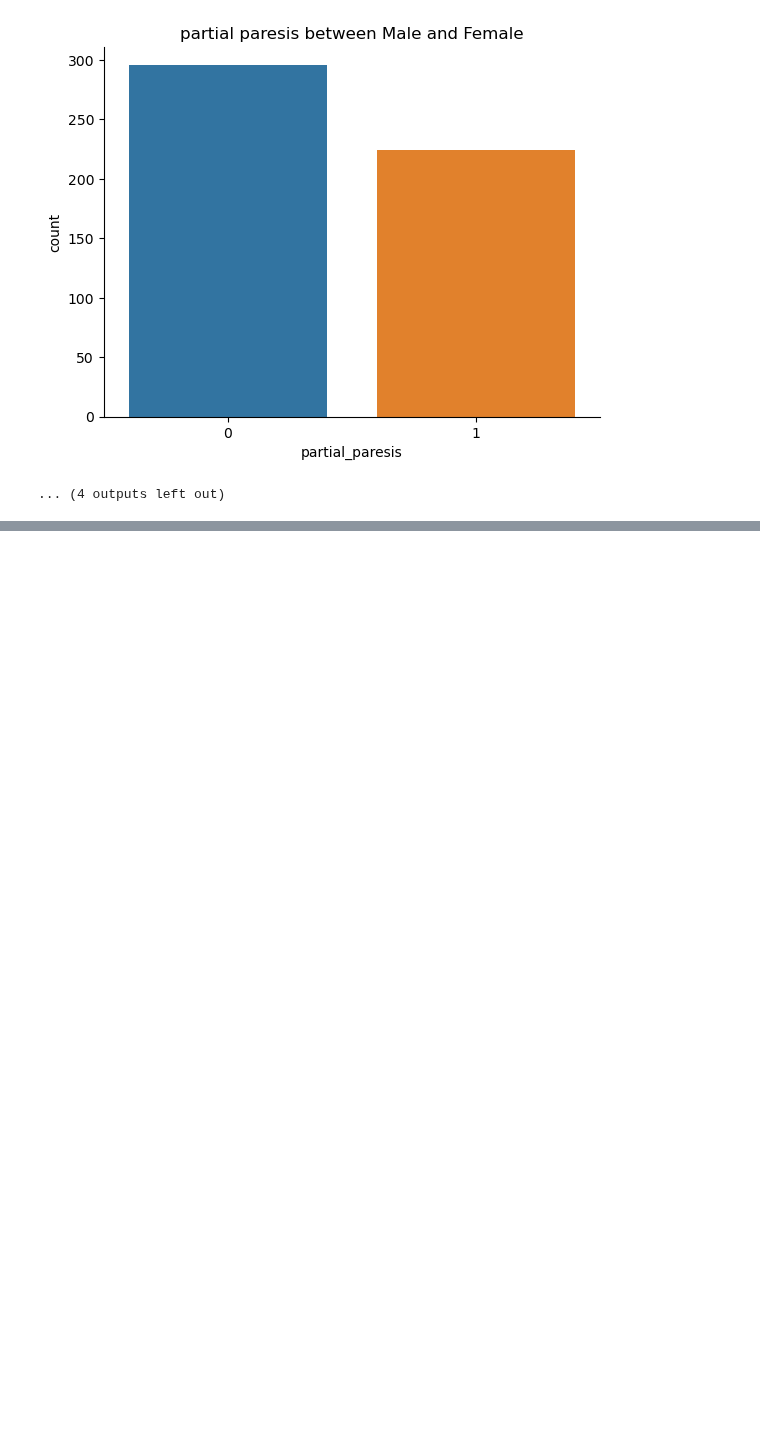
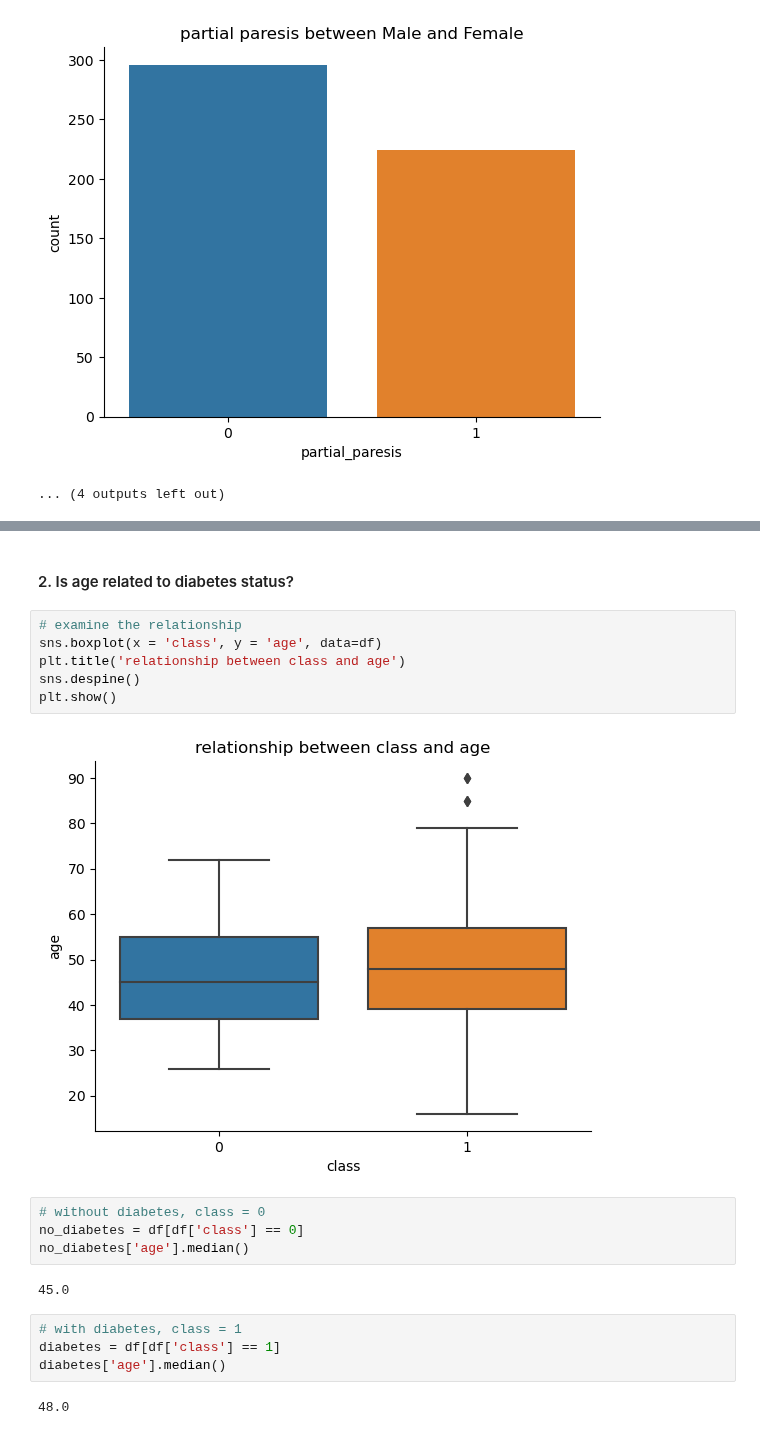
Before and after one commit to andazi/goal-data-science, a Jupyter notebook: Data science tools,statistics and probability/EARLY DIABETES DETECTION.ipynb, the cells around one changed output, grey strips where cells are left out. Cells and saved outputs as stored; diff of their text form; blank space fills up the shorter version.

```diff
--- a/Data science tools,statistics and probability/EARLY DIABETES DETECTION.ipynb
+++ b/Data science tools,statistics and probability/EARLY DIABETES DETECTION.ipynb
@@ -217,0 +301,22 @@ for column in columns:
+# %% [markdown]
+#### 2. Is age related to diabetes status?
+# %%
+# examine the relationship
+sns.boxplot(x = 'class', y = 'age', data=df)
+plt.title('relationship between class and age')
+sns.despine()
+plt.show()
+# %% [output]
+[figure, added]
+# %%
+# without diabetes, class = 0
+no_diabetes = df[df['class'] == 0]
+no_diabetes['age'].median()
+# %% [output]
+45.0
+# %%
+# with diabetes, class = 1
+diabetes = df[df['class'] == 1]
+diabetes['age'].median()
+# %% [output]
+48.0
```
Also changed, not shown: parts of 22 cells of this notebook, 2 other files.
